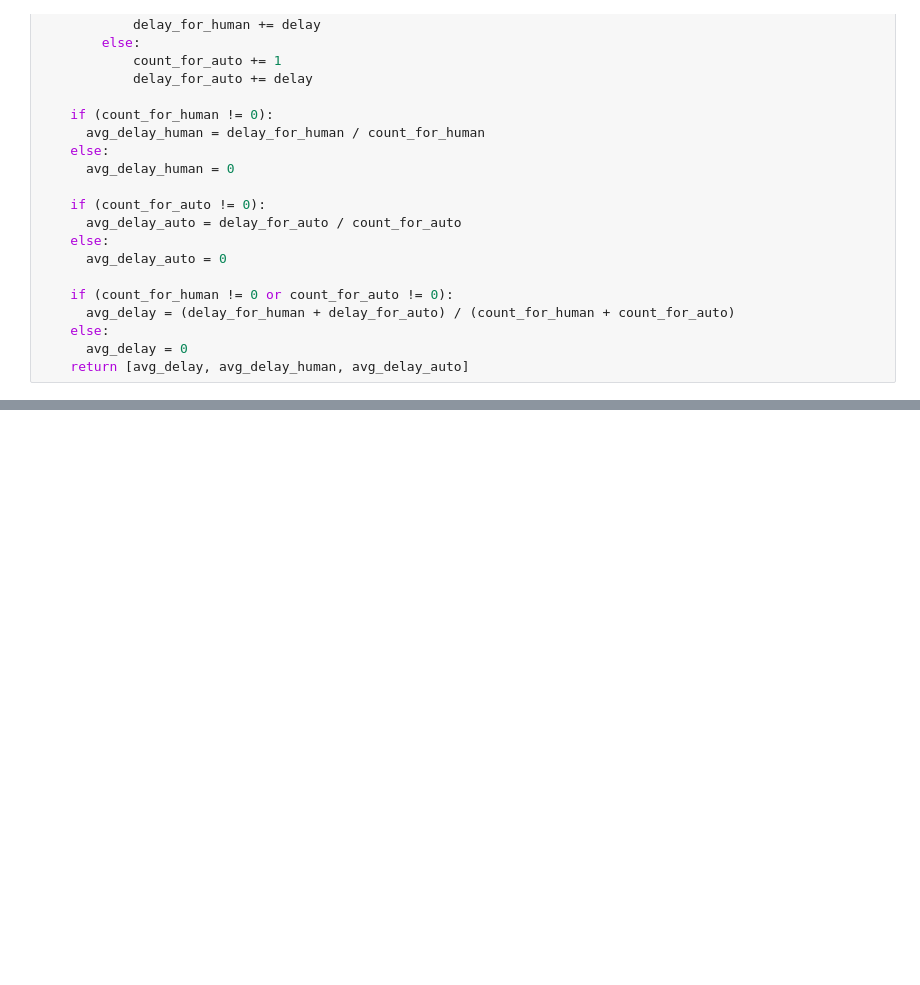
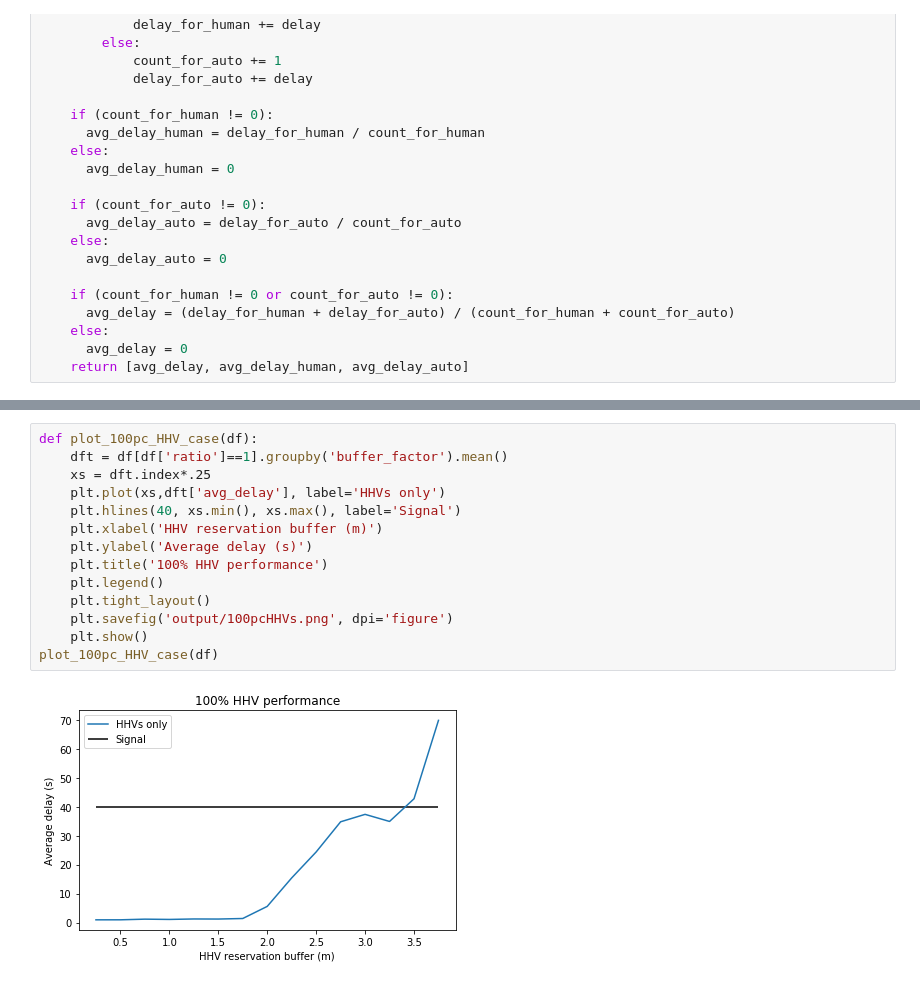
Before and after one commit to spartalab/aim, a Jupyter notebook: hhv_trials.ipynb, the cells around one changed output, grey strips where cells are left out. Saved outputs shown, nothing was run; the diff lists cells and outputs as text; blank space fills up the shorter version.

```diff
--- a/hhv_trials.ipynb
+++ b/hhv_trials.ipynb
@@ -119,0 +178,16 @@ df.head()
+# %%
+def plot_100pc_HHV_case(df):
+    dft = df[df['ratio']==1].groupby('buffer_factor').mean()
+    xs = dft.index*.25
+    plt.plot(xs,dft['avg_delay'], label='HHVs only')
+    plt.hlines(40, xs.min(), xs.max(), label='Signal')
+    plt.xlabel('HHV reservation buffer (m)')
+    plt.ylabel('Average delay (s)')
+    plt.title('100% HHV performance')
+    plt.legend()
+    plt.tight_layout()
+    plt.savefig('output/100pcHHVs.png', dpi='figure')
+    plt.show()
+plot_100pc_HHV_case(df)
+# %% [output]
+[figure, added]
```
Also changed, not shown: parts of 9 cells of this notebook, 3 other files.
